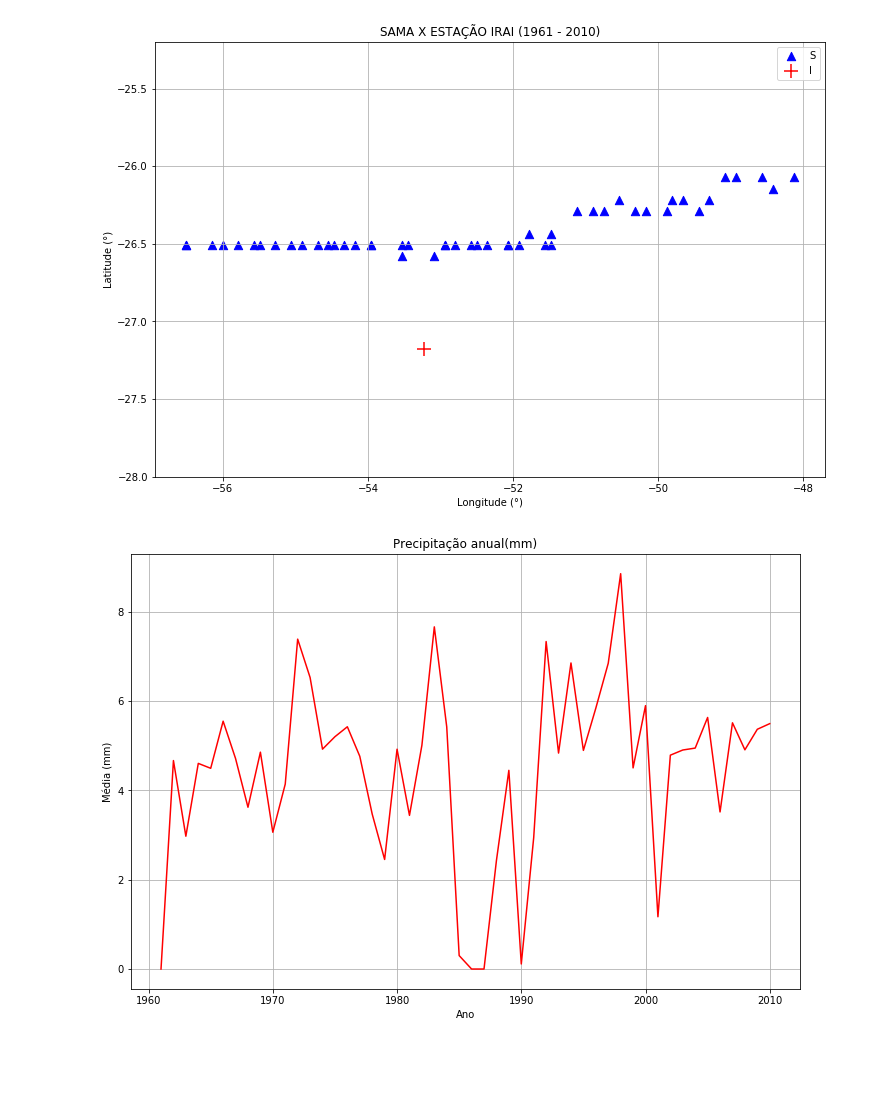
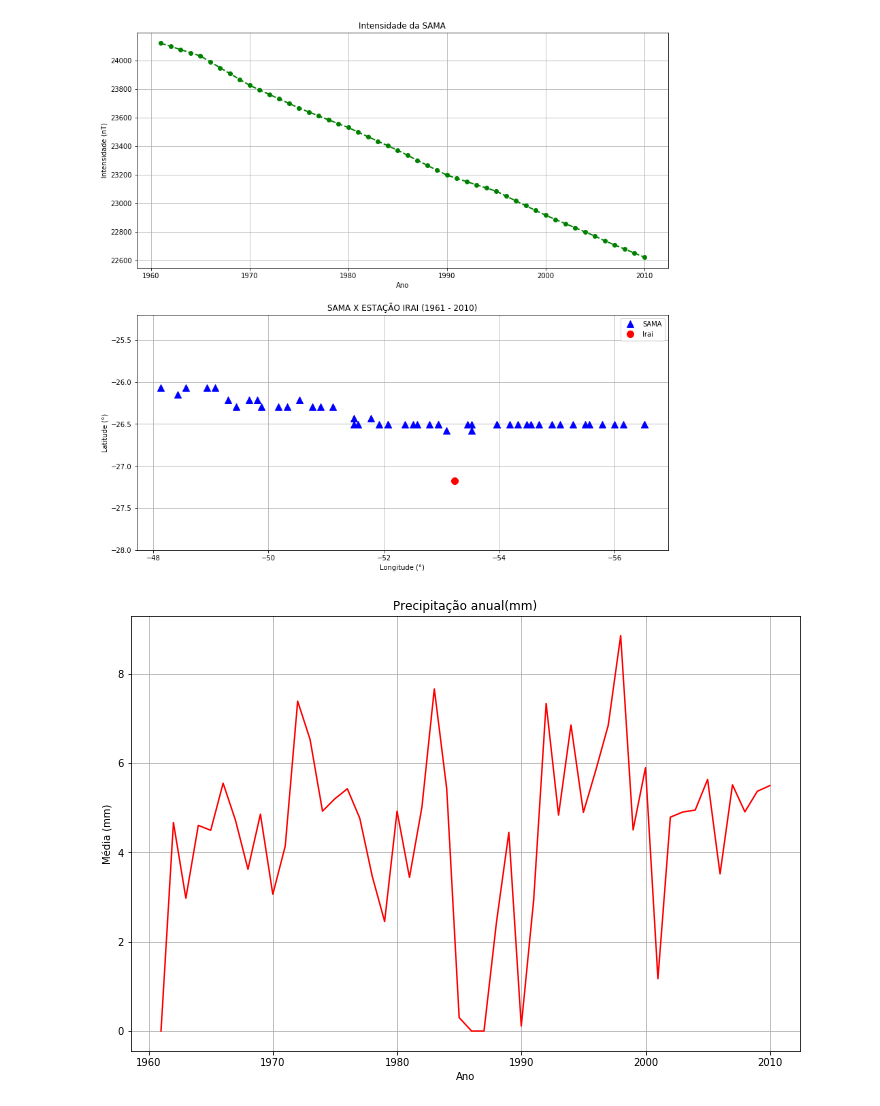
Before and after one commit to EdsonAlonso/Observat-rio-Nacional, a Jupyter notebook: SAMA - IRAI.ipynb, the cells around one changed output. Drawn from its saved outputs; the diff is of its cells as text; code cells hidden in the pictures; blank space fills up the shorter version.

```diff
--- a/SAMA - IRAI.ipynb
+++ b/SAMA - IRAI.ipynb
@@ -16,11 +12,0 @@ RT = 6731 #KM
-# %%
-#DEFININDO A FUNCAO PARA LER O ARQUIVO EXCEL(XLS)
-def xlsread(arq_xls,pg):   #Funcao para ler arquivo excel
-    # Abre o arquivo
-    xls = xlrd.open_workbook(arq_xls)
-    # Pega a planilha pg do arquivo
-    plan = xls.sheets()[pg]
-    # Para i de zero ao numero de linhas da planilha
-    for i in range(plan.nrows):
-        # Le os valores nas linhas da planilha
-        yield plan.row_values(i)
@@ -58,28 +28,38 @@ for coluna in xlsread('Irai (RS).xls',2):
 iraiyr = iraiyr[5:len(iraiyr)-2]
 iraianual = iraianual[5:len(iraianual)-2]
 # %%
-#DEFININDO O VETOR DE COORDENADAS DA SAMA
+#DEFININDO O VETOR DE COORDENADAS DA SAMA ASSIM COMO SUA INTENSIDADE NO TEMPO
 samalat = []
 samalong = []
 samayr = []
-for linha in xlsread('Sama.XLS',0):
-    samayr.append(linha[0])
-    samalong.append(linha[1])
-    samalat.append(linha[2])
+samaint = []
+for coluna in xlsread('Sama.XLS',0):
+    samayr.append(coluna[0])
+    samalong.append(coluna[1])
+    samalat.append(coluna[2])
+    samaint.append(coluna[3])
 # %%
-#PLOTANDO A ESTACAO IRAI E A SAMA (1961 - 2010)
-plt.figure(figsize=(12,8))
-plt.scatter(samalong, samalat, s = 70, marker='^',color='blue')
-plt.scatter(irailong, irailat, s = 200, marker='+', color='red')
-plt.legend('SI')
+#PLOTANDO A ESTACAO IRAI E A SAMA, ASSIM COMO A SUA INTENSIDADE NO SEU CENTRO (1961 - 2010)
+plt.figure(figsize=(14,14))
+plt.subplot(2,1,1)
+plt.plot(samayr, samaint, color='green', marker='.', linestyle='dashed', linewidth=2, markersize=12)
+plt.grid()
+plt.title('Intensidade da SAMA')
+plt.xlabel('Ano')
+plt.ylabel('Intensidade (nT)')
+plt.subplot(2,1,2)
+plt.plot(samalong, samalat, '^b', markersize = 10, label = 'SAMA')
+plt.plot(irailong, irailat, 'or', markersize = 10, label = 'Irai')
+plt.gca().invert_xaxis()
+plt.legend()
 plt.grid()
 plt.ylim(-28,-25.2)
 plt.xlabel('Longitude (°)')
 plt.ylabel('Latitude (°)')
 plt.title('SAMA X ESTAÇÃO IRAI (1961 - 2010)')
 plt.show()
 # %% [output]
-[figure, old version]
+[figure, new version]
 # %%
 #PLOTANDO A PRECIPITACAO NA ESTACAO IRAI - (1961 - 2010
 '''print(f'ANO           MEDIA ANUAL')
```
Also changed, not shown: parts of 5 cells of this notebook, 5 other files.
